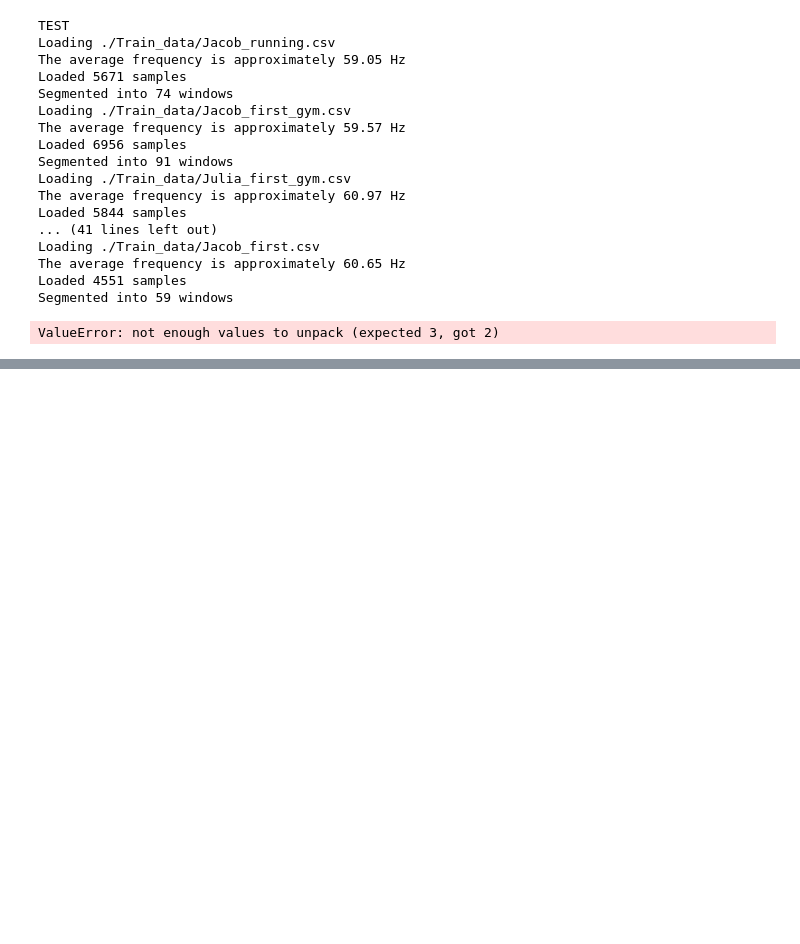
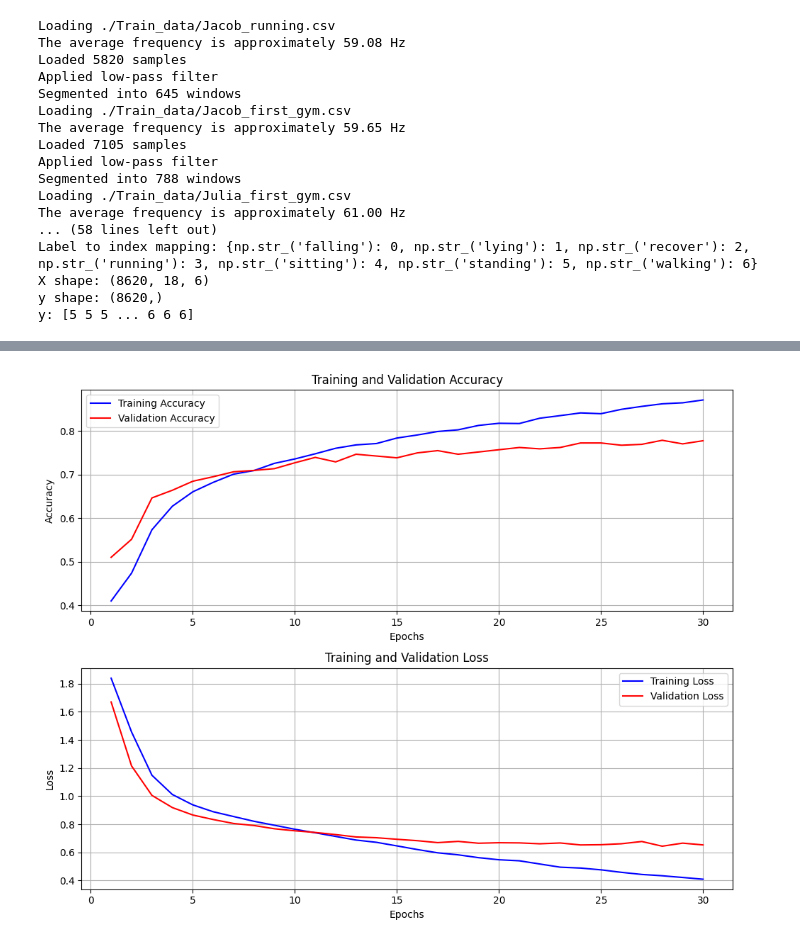
Before and after one commit to juliapetersson99/EEN210-project, a Jupyter notebook: utils/test_lstm.ipynb, the cells around one changed output, grey strips where cells are left out. Drawn from its saved outputs; the diff is of its cells as text; code cells hidden in the pictures; blank space fills up the shorter version.

```diff
--- a/utils/test_lstm.ipynb
+++ b/utils/test_lstm.ipynb
@@ -9,13 +9,10 @@ from sklearn.model_selection import train_test_split
 
 
 fs = 60
-window_duration_sec = 2.5
-overlap = 0.5
+window_duration_sec = 0.3
+overlap = 0.1
 
 X, y = pp.load_and_preprocess_data('./Train_data', window_duration_sec, fs, overlap)
-
-
-
 y_encoded, label_to_idx = pp.encode_labels(y)
 sensor_columns = ['acceleration_x', 'acceleration_y', 'acceleration_z',
                       'gyroscope_x', 'gyroscope_y', 'gyroscope_z']
@@ -25,45 +22,44 @@ sensor_columns = ['acceleration_x', 'acceleration_y', 'acceleration_z',
 print("Label to index mapping:", label_to_idx)
 print("X shape:", X.shape)
 print("y shape:", y_encoded.shape)
-
+print("y:", y_encoded)
+print(y_encoded)
 
 X_train, X_test, y_train, y_test = train_test_split(X, y_encoded, test_size=0.2, random_state=124)
 # %% [output]
-TEST
 Loading ./Train_data/Jacob_running.csv
-The average frequency is approximately 59.05 Hz
-Loaded 5671 samples
-Segmented into 74 windows
+The average frequency is approximately 59.08 Hz
+Loaded 5820 samples
+Applied low-pass filter
+Segmented into 645 windows
 Loading ./Train_data/Jacob_first_gym.csv
-The average frequency is approximately 59.57 Hz
-Loaded 6956 samples
-Segmented into 91 windows
+The average frequency is approximately 59.65 Hz
+Loaded 7105 samples
+Applied low-pass filter
+Segmented into 788 windows
 Loading ./Train_data/Julia_first_gym.csv
-The average frequency is approximately 60.97 Hz
-Loaded 5844 samples
-... (41 lines left out)
-Loading ./Train_data/Jacob_first.csv
-The average frequency is approximately 60.65 Hz
-Loaded 4551 samples
-Segmented into 59 windows
+The average frequency is approximately 61.00 Hz
+... (58 lines left out)
+Label to index mapping: {np.str_('falling'): 0, np.str_('lying'): 1, np.str_('recover'): 2, np.str_('running'): 3, np.str_('sitting'): 4, np.str_('standing'): 5, np.str_('walking'): 6}
+X shape: (8620, 18, 6)
+y shape: (8620,)
+y: [5 5 5 ... 6 6 6]
-ValueError: not enough values to unpack (expected 3, got 2)
 # %%
-learn_rate = 0.001
+learn_rate = 0.01
 
 
 input_size = X_train.shape[2]
 seq_len = X_train.shape[1]
 num_classes = len(label_to_idx)
 
-model = cl.LSTMClassifier(input_size=input_size, hidden_size=128, output_size=num_classes, num_layers=2, dropout=0.2)
+model = cl.LSTMClassifier(input_size=input_size, hidden_size=128, output_size=num_classes, num_layers=2, dropout=0.1)
 
 history = model.fit(
     X_train,
     y_train,
-    epochs=40,
-    batch_size=32,
+    epochs=30,
+    batch_size=64,
     lr =learn_rate,
-    betas=(0.9, 0.999),
     validation_data=(X_test, y_test)
 )
 
@@ -98,3 +94,4 @@ ax2.grid(True)
 
 plt.tight_layout()
 plt.show()
+# %% [output]
@@ -100,0 +115 @@ plt.show()
+[figure, added]
```
Also changed, not shown: parts of 1 cell of this notebook, 3 other files.
